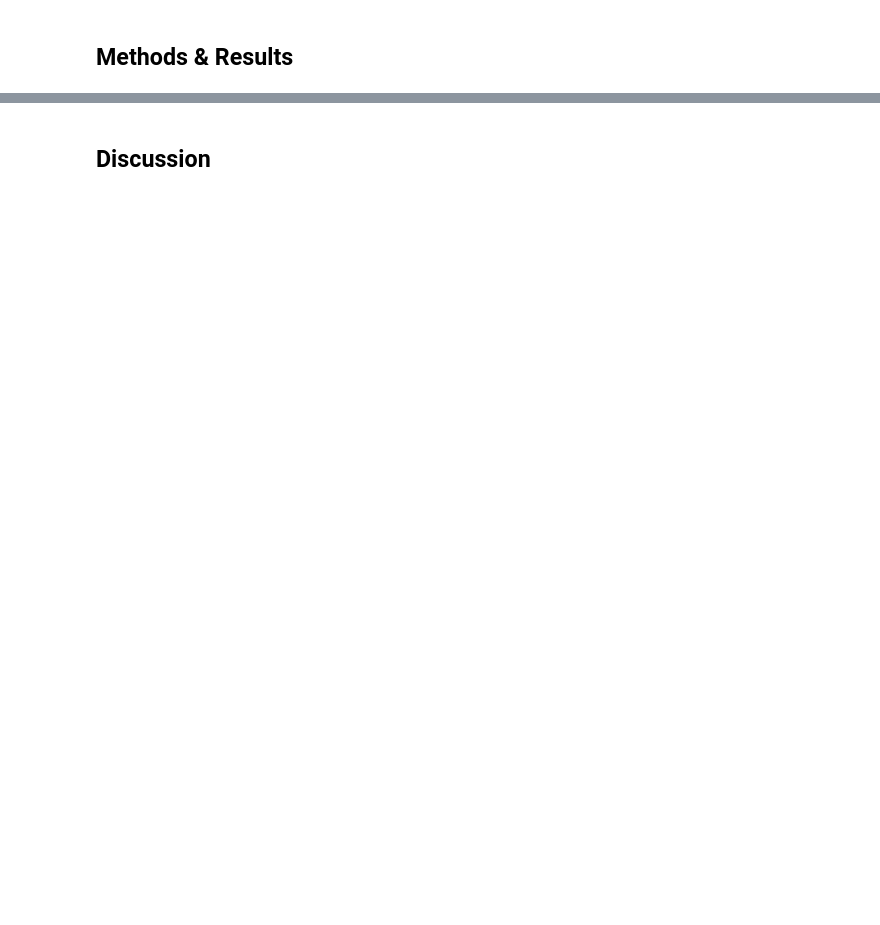
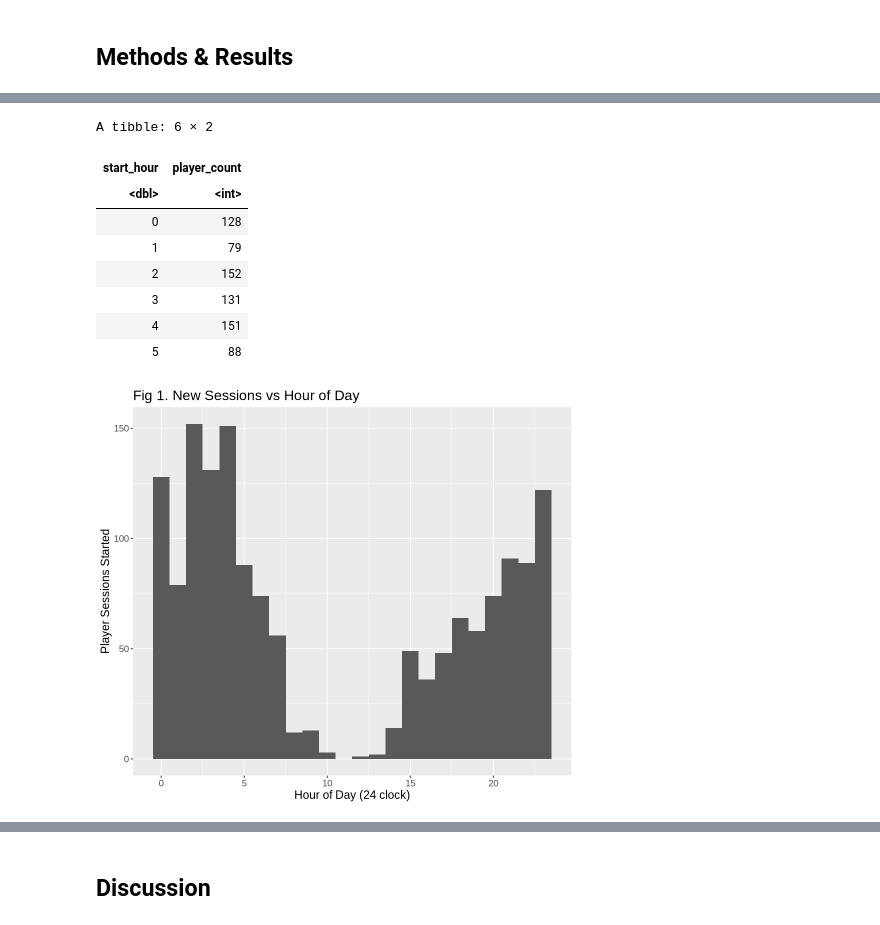
Before and after one commit to emmap24/dsci-100-project, a Jupyter notebook: full_report.ipynb, the cells around one changed output, grey strips where cells are left out. Drawn from its saved outputs; the diff is of its cells as text; code cells hidden in the pictures; blank space fills up the shorter version.

```diff
--- a/full_report.ipynb
+++ b/full_report.ipynb
@@ -44,0 +37,20 @@ The second data set, `sessions.csv`, is also a CSV file, but has 1535 rows of 5
+# %%
+# load packages
+library(tidyverse)
+library(tidymodels)
+library(repr)
+library(janitor)
+
+# wrangle and clean data
+sessions <- read_csv('sessions.csv') |>
+    clean_names() |>
+    select(start_time) |>
+    separate(start_time, into = c('start_date', 'start_time'), sep = ' ') |>
+    separate(start_time, c('start_hour', 'start_min'), ':')
+head(sessions)
+
+# put data in format used for analysis
+sessions_hour <- sessions |>
+    select(start_hour) |>
+    map_df(as.numeric)
+head(sessions_hour)
@@ -44,0 +92,27 @@ The second data set, `sessions.csv`, is also a CSV file, but has 1535 rows of 5
+# %%
+# visualization
+options(repr.plot.width = 8, repr.plot.height = 7)
+
+new_sessions_plot <- sessions_hour |>
+    ggplot(aes(x = start_hour)) +
+    geom_histogram(binwidth = 1) +
+    labs(x = 'Hour of Day (24 clock)', y = 'Player Sessions Started', title = 'Fig 1. New Sessions vs Hour of Day') +
+    theme(text = element_text(size = 14))
+new_sessions_plot
+
+# tabular format
+new_sessions_count <- sessions_hour |>
+    group_by(start_hour) |>
+    summarize(player_count = n())
+head(new_sessions_count)
+# %% [output]
+A tibble: 6 × 2
+| start_hour | player_count |
+| <dbl> | <int> |
+| 0 | 128 |
+| 1 | 79 |
+| 2 | 152 |
+| 3 | 131 |
+| 4 | 151 |
+| 5 | 88 |
+[figure, added]
```
Also changed, not shown: parts of 16 cells of this notebook, 1 other file.
